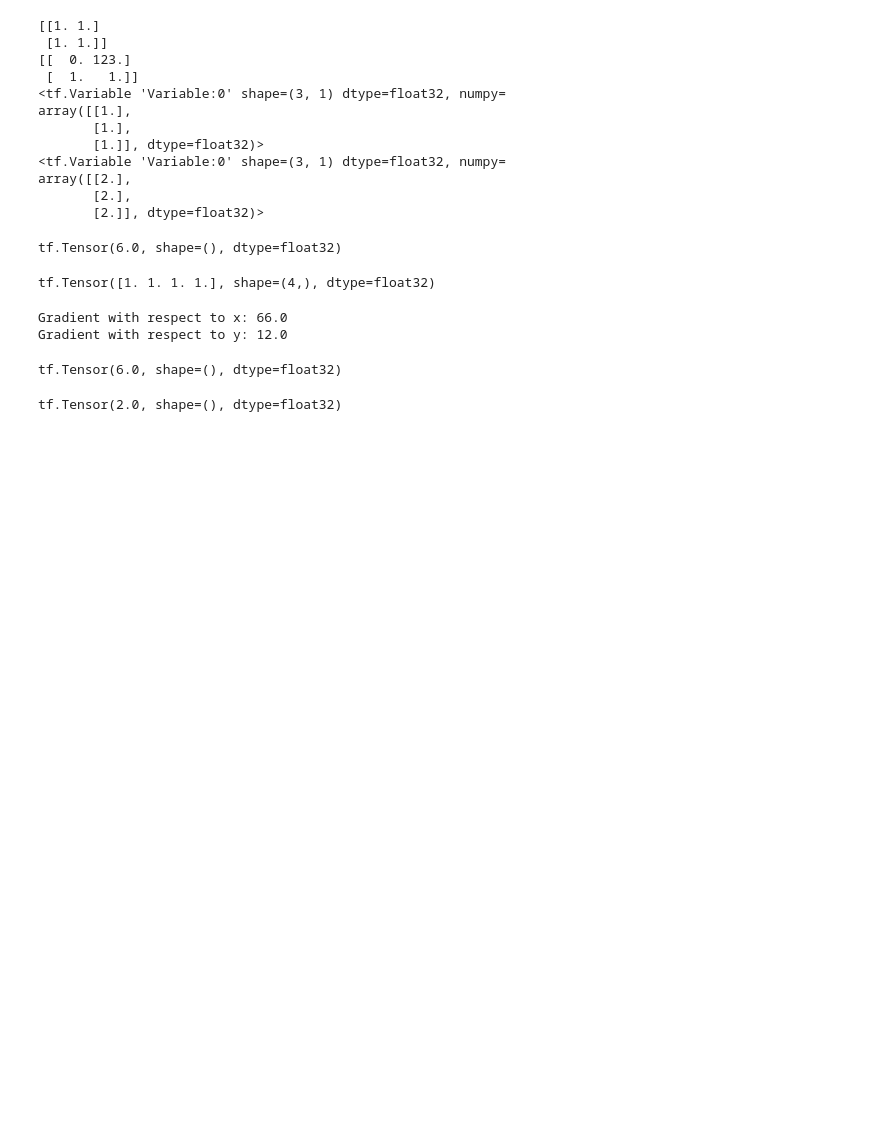
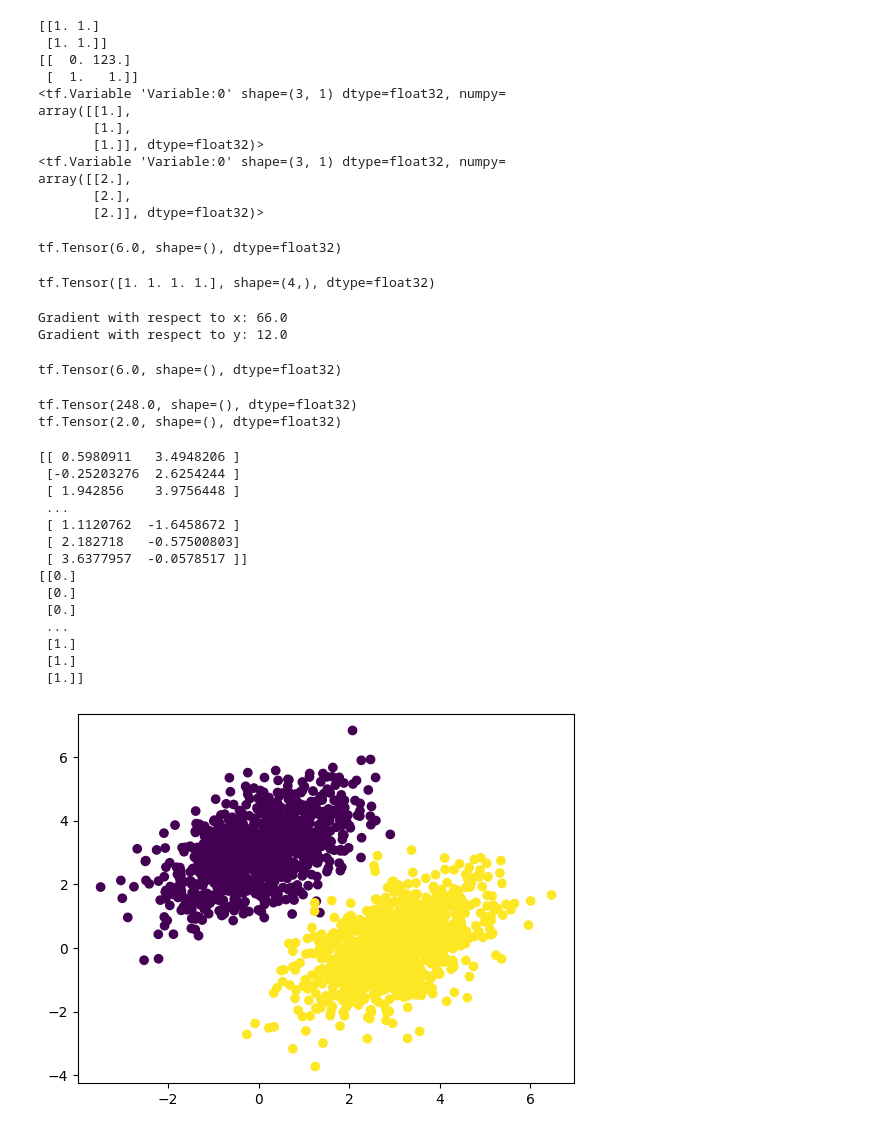
Before and after one commit to XuananLe/LearningTensorflow, a Jupyter notebook: KerasIntro/variable.ipynb, the cells around one changed output. Drawn from its saved outputs; the diff is of its cells as text; code cells hidden in the pictures; blank space fills up the shorter version.

```diff
--- a/KerasIntro/variable.ipynb
+++ b/KerasIntro/variable.ipynb
@@ -87,8 +87,43 @@ with tf.GradientTape() as tape_1:
         y = x * x + 2 * x + 1
     # Tính đạo hàm bậc nhất của y theo x
     dy_dx = tape_2.gradient(y, x)
+    print(dy_dx)
 # Tính đạo hàm bậc 2 của y theo x
 d2y_dx2 = tape_1.gradient(dy_dx, x)
 print(d2y_dx2)
 # %% [output]
+tf.Tensor(248.0, shape=(), dtype=float32)
 tf.Tensor(2.0, shape=(), dtype=float32)
+# %%
+number_of_sample_per_class = 1000
+
+negative_samples = np.random.multivariate_normal(mean=[0, 3], cov=[[1, 0.5], [0.5, 1]], size=number_of_sample_per_class)
+
+positive_samples = np.random.multivariate_normal(mean=[3, 0], cov=[[1, 0.5], [0.5, 1]], size=number_of_sample_per_class)
+
+inputs = np.vstack((negative_samples, positive_samples)).astype(np.float32)
+
+targets = np.vstack((np.zeros((number_of_sample_per_class, 1), dtype="float32"),
+                     np.ones((number_of_sample_per_class, 1), dtype="float32")))
+import matplotlib.pyplot as plt
+
+print(inputs)
+print(targets)
+plt.scatter(inputs[:, 0], inputs[:, 1], c=targets[:, 0])
+plt.show()
+# %% [output]
+[[ 0.5980911   3.4948206 ]
+ [-0.25203276  2.6254244 ]
+ [ 1.942856    3.9756448 ]
+ ...
+ [ 1.1120762  -1.6458672 ]
+ [ 2.182718   -0.57500803]
+ [ 3.6377957  -0.0578517 ]]
+[[0.]
+ [0.]
+ [0.]
+ ...
+ [1.]
+ [1.]
+ [1.]]
+[figure, added]
```
Also changed, not shown: parts of 8 cells of this notebook.
